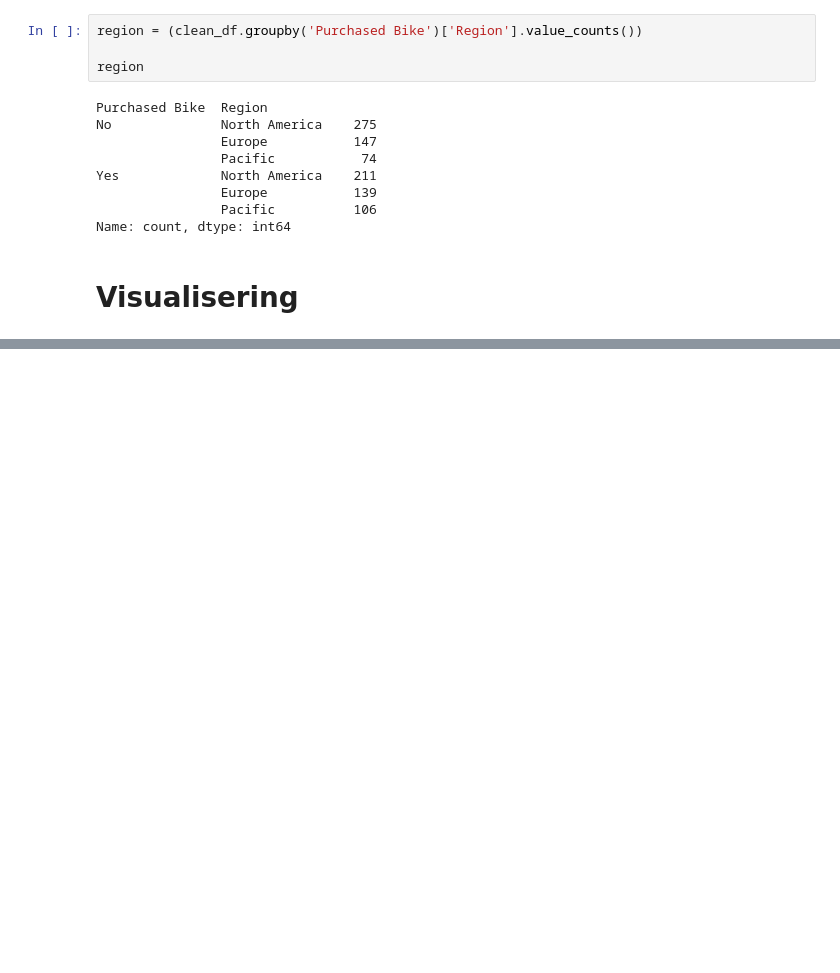
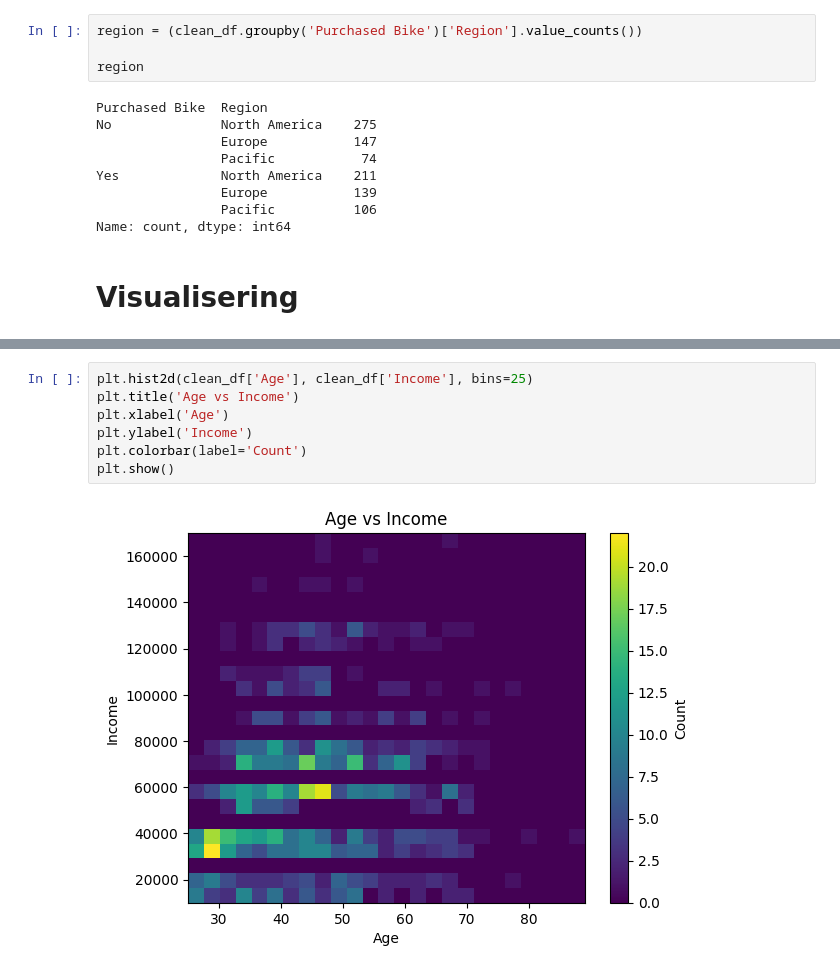
Before and after one commit to andymalm-ux/kk1-python-ai, a Jupyter notebook: notebook/kk1-notebook.ipynb, the cells around one changed output, grey strips where cells are left out. Saved outputs shown, nothing was run; the diff lists cells and outputs as text; blank space fills up the shorter version.

```diff
--- a/notebook/kk1-notebook.ipynb
+++ b/notebook/kk1-notebook.ipynb
@@ -169,0 +175,9 @@ plt.show()
+# %%
+plt.hist2d(clean_df['Age'], clean_df['Income'], bins=25)
+plt.title('Age vs Income')
+plt.xlabel('Age')
+plt.ylabel('Income')
+plt.colorbar(label='Count')
+plt.show()
+# %% [output]
+[figure, added]
```
Also changed, not shown: parts of 5 cells of this notebook.
